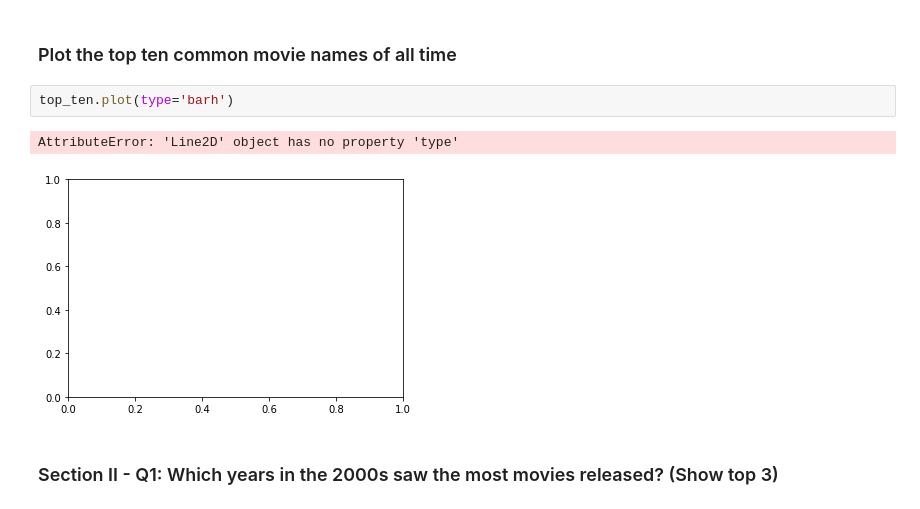
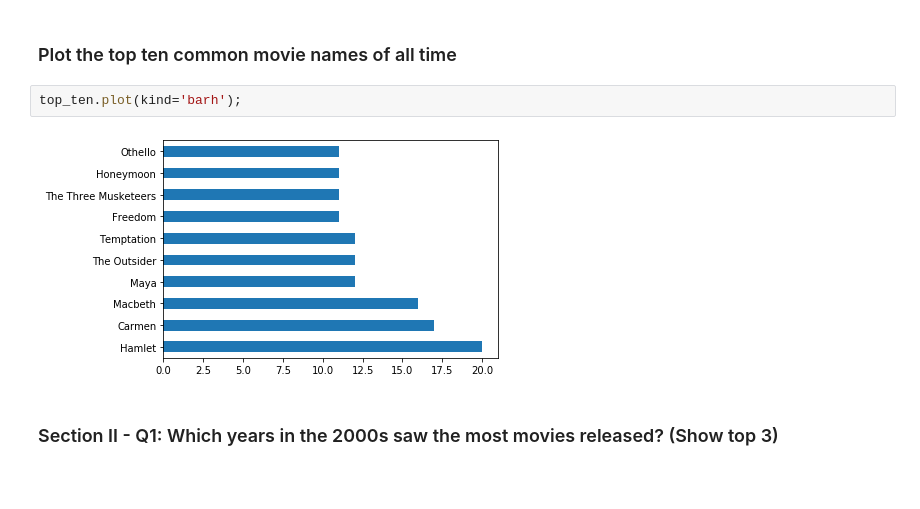
Before and after one commit to gdhakal/ml-projects-portfolio, a Jupyter notebook: mini-projects/data-wrangling-with-pandas/data_wrangling_with_pandas.ipynb, the cells around one changed output. Cells and saved outputs as stored; diff of their text form; blank space fills up the shorter version.

```diff
--- a/mini-projects/data-wrangling-with-pandas/data_wrangling_with_pandas.ipynb
+++ b/mini-projects/data-wrangling-with-pandas/data_wrangling_with_pandas.ipynb
@@ -366,10 +366,9 @@ Name: title, dtype: int64
 # %% [markdown]
 ### Plot the top ten common movie names of all time
 # %%
-top_ten.plot(type='barh')
+top_ten.plot(kind='barh');
 # %% [output]
-AttributeError: 'Line2D' object has no property 'type'
-[figure, old version]
+[figure, new version]
 # %% [markdown]
 ### Section II - Q1:  Which years in the 2000s saw the most movies released? (Show top 3)
 # %%
```
Also changed, not shown: parts of 13 cells of this notebook, 2 other files.
